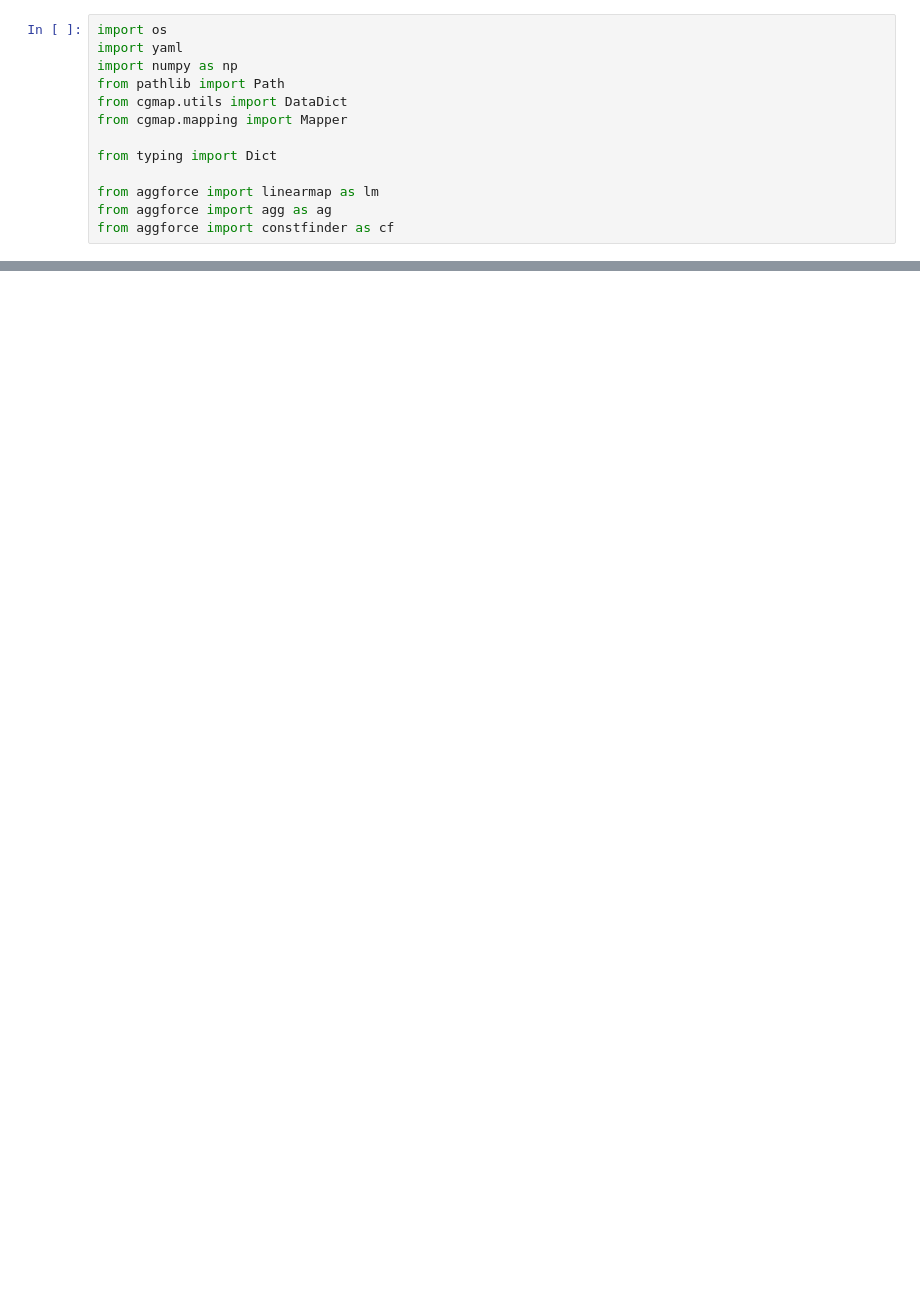
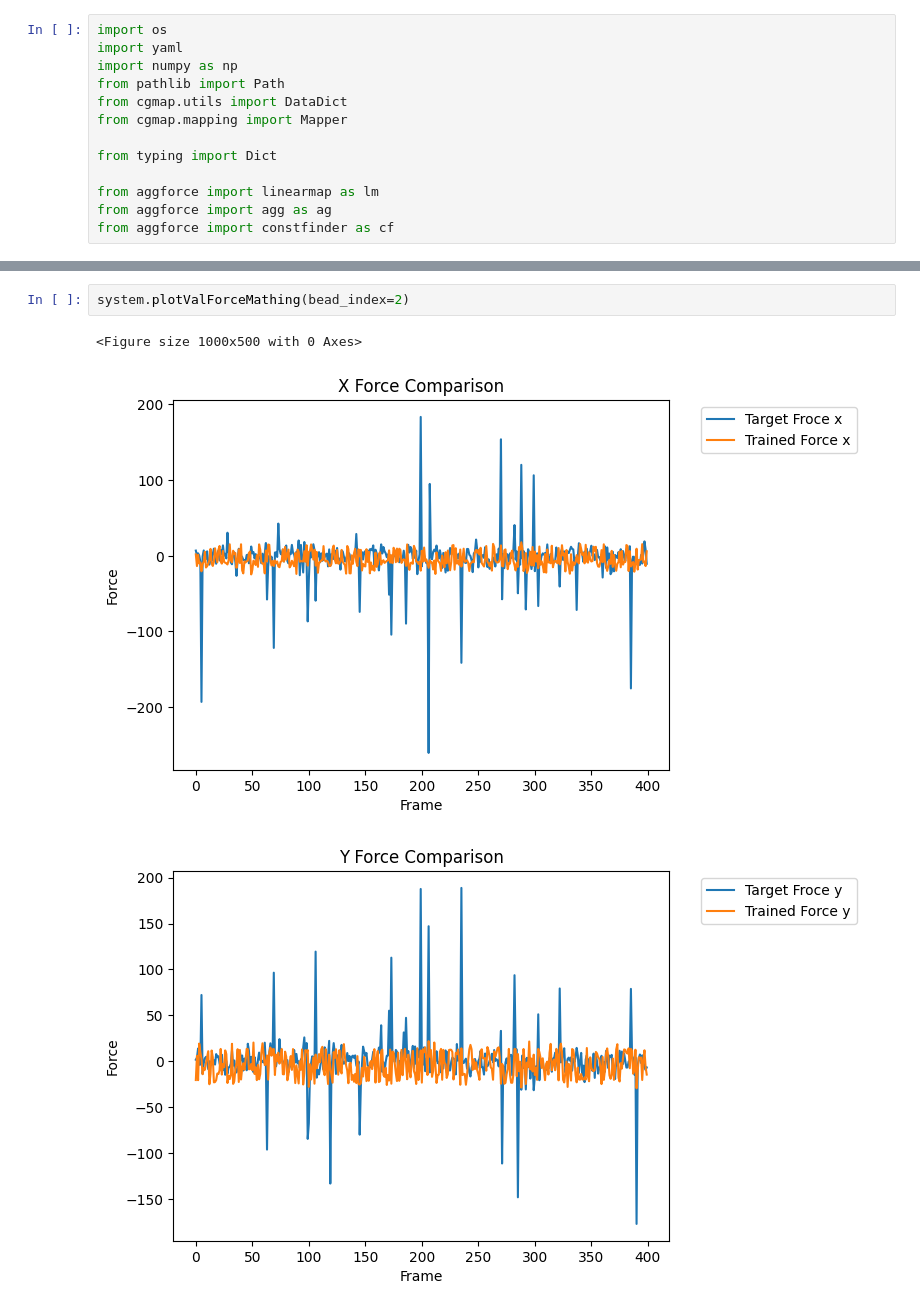
Before and after one commit to limresgrp/CGffap, a Jupyter notebook: SimGen.ipynb, the cells around one changed output, grey strips where cells are left out. Saved outputs shown, nothing was run; the diff lists cells and outputs as text; blank space fills up the shorter version.

```diff
--- a/SimGen.ipynb
+++ b/SimGen.ipynb
@@ -653,0 +279,6 @@ config_BeadCharges_per_bead
+# %%
+system.plotValForceMathing(bead_index=2)
+# %% [output]
+<Figure size 1000x500 with 0 Axes>
+[figure, added]
+[figure, added]
```
Also changed, not shown: parts of 53 cells of this notebook, 11 other files.
